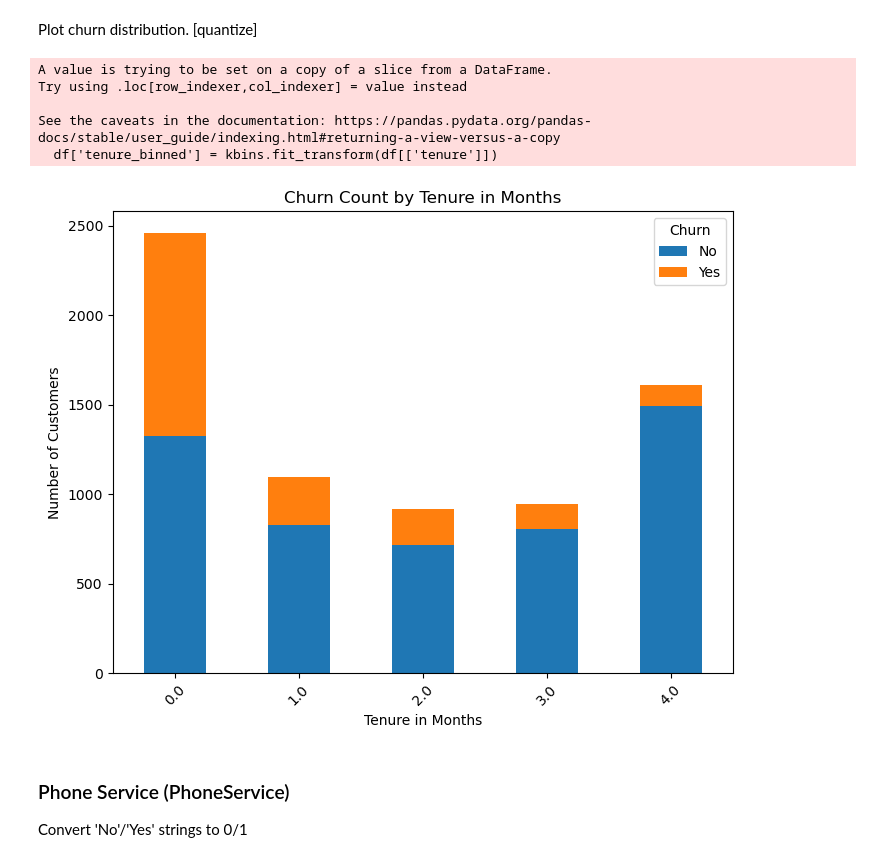
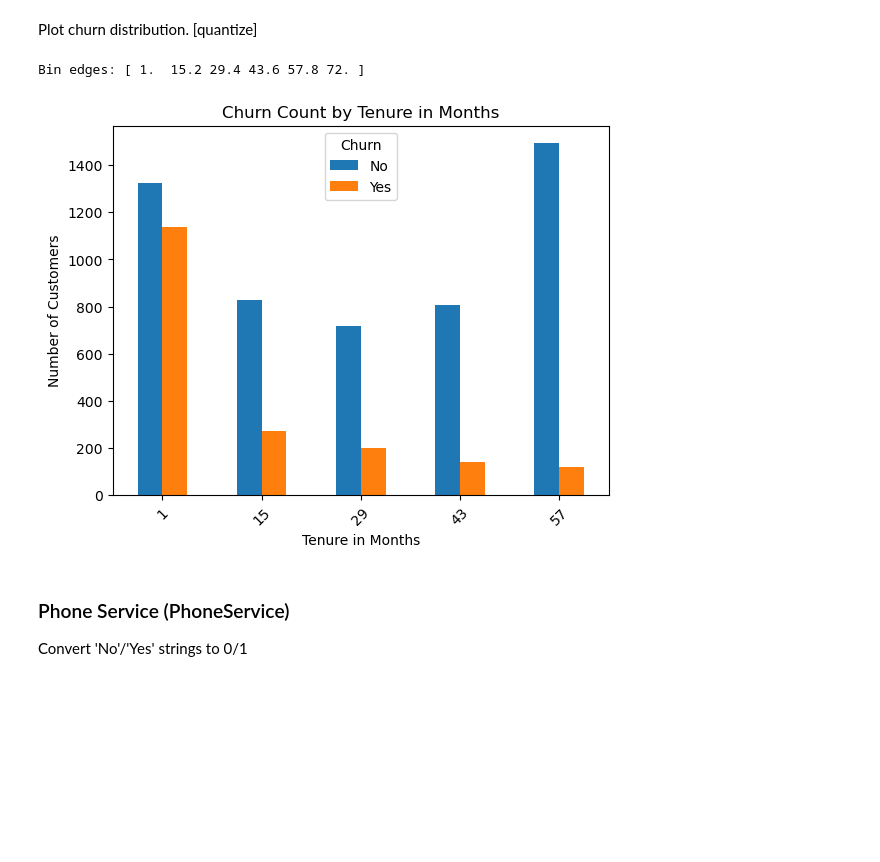
Before and after one commit to kushnertodd/telco-customer-churn, a Jupyter notebook: telco-customer-churn.ipynb, the cells around one changed output. Cells and saved outputs as stored; diff of their text form; code cells hidden in the pictures; blank space fills up the shorter version.

```diff
--- a/telco-customer-churn.ipynb
+++ b/telco-customer-churn.ipynb
@@ -375,9 +400,8 @@ Senior Citizen is integer, need not be converted.
 # %% [markdown]
 Plot churn distribution.
 # %%
-df.loc[:, 'SeniorCitizen_Encoded'] = df['SeniorCitizen'].map({'No': 0, 'Yes': 1}).astype('Int64')
-offer_churn = pd.crosstab(df.loc[df['SeniorCitizen_Encoded'] != "None", 'SeniorCitizen_Encoded'], df['Churn'])
-offer_churn.plot(kind='bar', stacked=True, figsize=(8,6))
+SeniorCitizen_churn = pd.crosstab(df_original.loc[df_original['SeniorCitizen'] != "None", 'SeniorCitizen'], df_original['Churn'])
+SeniorCitizen_churn.plot(kind='bar', stacked=True, figsize=(8,6))
 plt.title("Churn Count by Senior Citizen")
 plt.xlabel("Senior Citizen")
 plt.ylabel("Number of Customers")
@@ -396,0 +416,4 @@ Convert 'No'/'Yes' strings to 0/1
+# %%
+print(df_original.loc[0:5, ['SeniorCitizen']])
+df = pd.get_dummies(df, columns=['SeniorCitizen'], prefix='SeniorCitizen', dtype=int)
+print(df.loc[0:5, ['SeniorCitizen_No', 'SeniorCitizen_Yes' ]])
@@ -408,6 +446,7 @@ plt.show()
 # %% [output]
 [figure]
 # %%
-df['Partner_Encoded'] = df['Partner'].map({'No': 0, 'Yes': 1}).astype('Int64')
-print(df.loc[0:4, ['Partner', 'Partner_Encoded']])
+print(df_original.loc[0:5, ['Partner']])
+df = pd.get_dummies(df, columns=['Partner'], prefix='Partner', dtype=int)
+print(df.loc[0:5, ['Partner_No', 'Partner_Yes' ]])
 # %% [output]
@@ -439,6 +481,7 @@ plt.show()
 # %% [output]
 [figure]
 # %%
-df['Dependents_Encoded'] = df['Dependents'].map({'No': 0, 'Yes': 1}).astype('Int64')
-print(df.loc[0:4, ['Dependents', 'Dependents_Encoded']])
+print(df_original.loc[0:5, ['Dependents']])
+df = pd.get_dummies(df, columns=['Dependents'], prefix='Dependents', dtype=int)
+print(df.loc[0:5, ['Dependents_No', 'Dependents_Yes' ]])
 # %% [output]
@@ -461,22 +507,22 @@ Plot churn distribution. [quantize]
 # %%
 from sklearn.preprocessing import KBinsDiscretizer
 kbins = KBinsDiscretizer(n_bins=5, encode='ordinal', strategy='uniform')
 df['tenure_binned'] = kbins.fit_transform(df[['tenure']])
-offer_churn = pd.crosstab(df.loc[df['tenure_binned'] != "None", 'tenure_binned'], df['Churn'])
-offer_churn.plot(kind='bar', stacked=True, figsize=(8,6))
+edges = kbins.bin_edges_[0]
+print("Bin edges:", edges)
+# plot results
+tenure_churn = pd.crosstab(df.loc[df['tenure_binned'] != "None", 'tenure_binned'], df['Churn'])
+ax = tenure_churn.plot(kind='bar')
+ax.set_xticklabels([int(edges[0]), int(edges[1]), int(edges[2]), int(edges[3]), int(edges[4])], rotation=45)
 plt.title("Churn Count by Tenure in Months")
 plt.xlabel("Tenure in Months")
 plt.ylabel("Number of Customers")
 plt.legend(title="Churn", labels=["No", "Yes"])
 plt.xticks(rotation=45)
 plt.show()
 # %% [output]
-A value is trying to be set on a copy of a slice from a DataFrame.
-Try using .loc[row_indexer,col_indexer] = value instead
-
-See the caveats in the documentation: https://pandas.pydata.org/pandas-docs/stable/user_guide/indexing.html#returning-a-view-versus-a-copy
-  df['tenure_binned'] = kbins.fit_transform(df[['tenure']])
+Bin edges: [ 1.  15.2 29.4 43.6 57.8 72. ]
-[figure, old version]
+[figure, new version]
 # %% [markdown]
 ### Phone Service (PhoneService)
 Convert 'No'/'Yes' strings to 0/1
```
Also changed, not shown: parts of 63 cells of this notebook, 7 other files.
